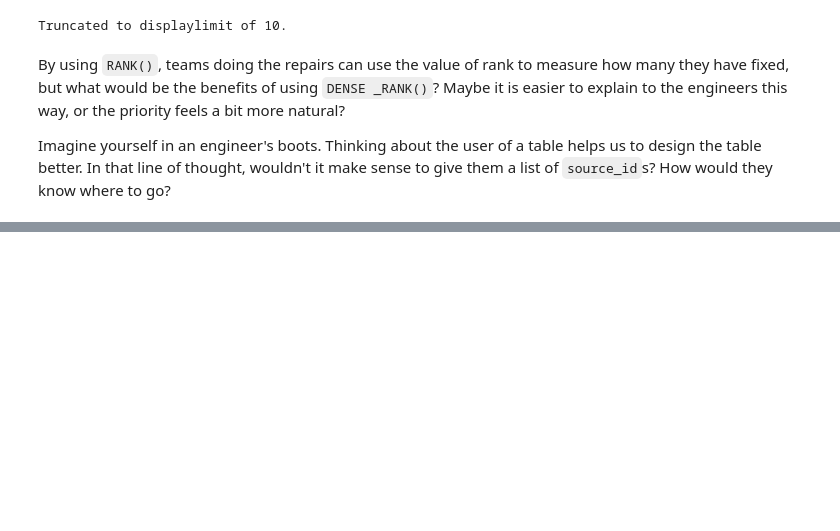
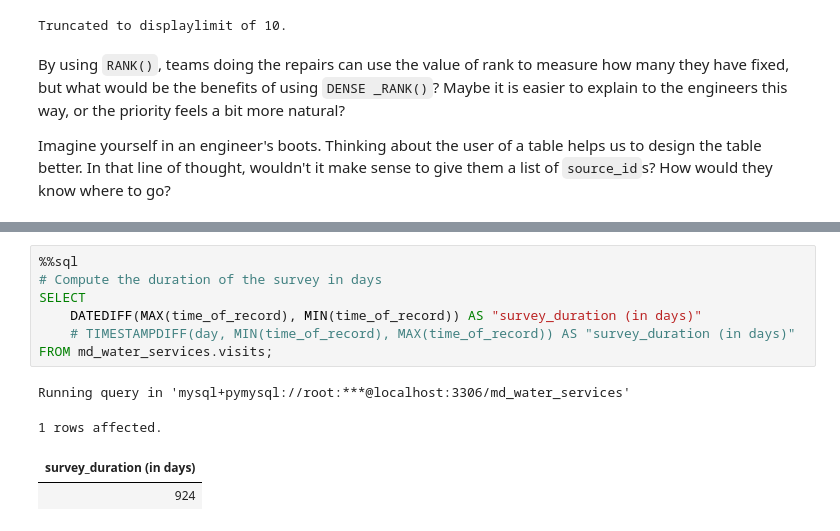
Before and after one commit to kelvinziroh/maji_ndogo, a Jupyter notebook: part_2/maji_ndogo_part2.ipynb, the cells around one changed output, grey strips where cells are left out. Drawn from its saved outputs; the diff is of its cells as text; blank space fills up the shorter version.

```diff
--- a/part_2/maji_ndogo_part2.ipynb
+++ b/part_2/maji_ndogo_part2.ipynb
@@ -455,0 +466,12 @@ Imagine yourself in an engineer's boots. Thinking about the user of a table help
+# %%
+%%sql
+# Compute the duration of the survey in days
+SELECT
+    DATEDIFF(MAX(time_of_record), MIN(time_of_record)) AS "survey_duration (in days)"
+    # TIMESTAMPDIFF(day, MIN(time_of_record), MAX(time_of_record)) AS "survey_duration (in days)"
+FROM md_water_services.visits;
+# %% [output]
+Running query in 'mysql+pymysql://root:***@localhost:3306/md_water_services'
+1 rows affected.
+| survey_duration (in days) |
+| 924 |
```
Also changed, not shown: parts of 11 cells of this notebook.
